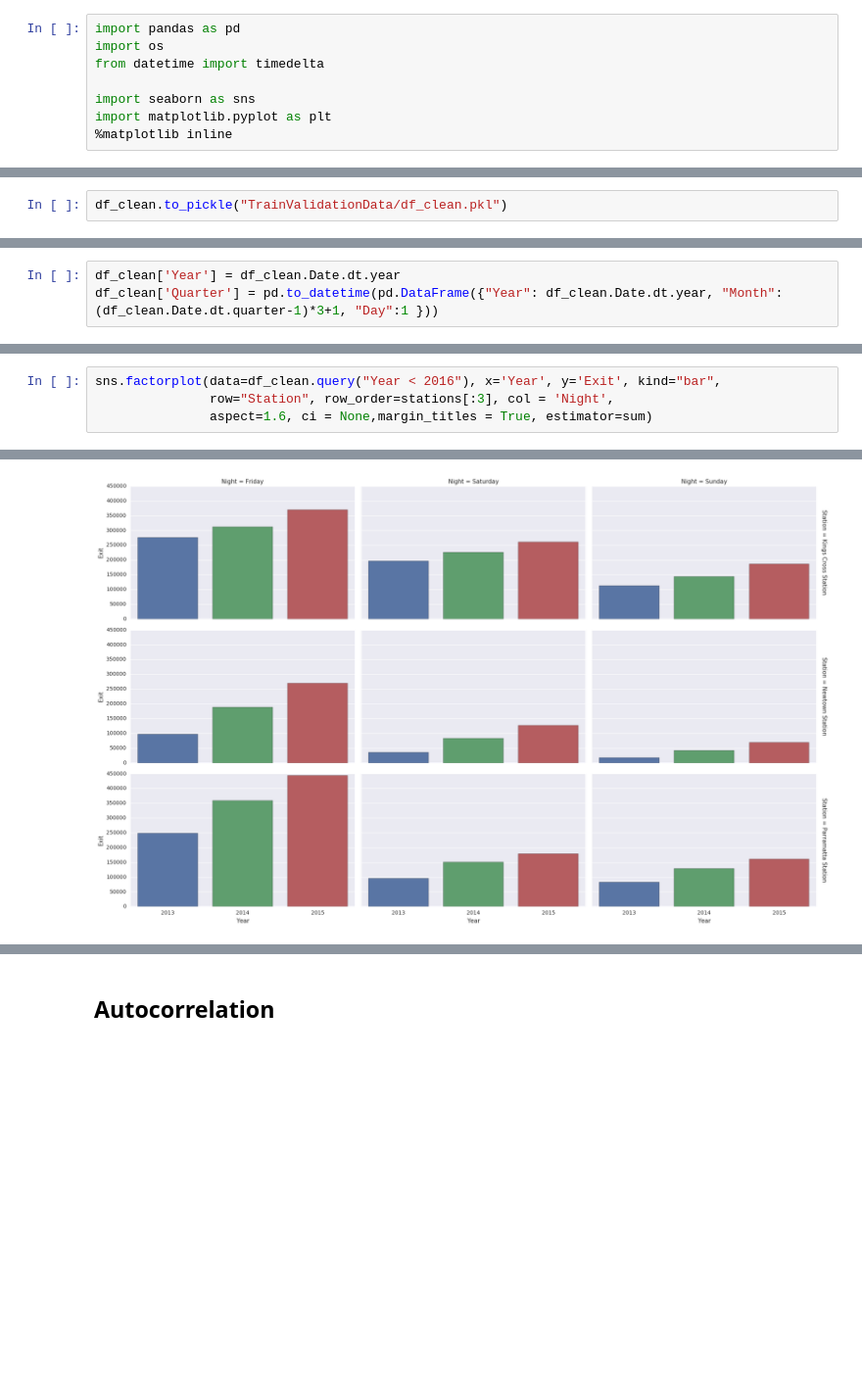
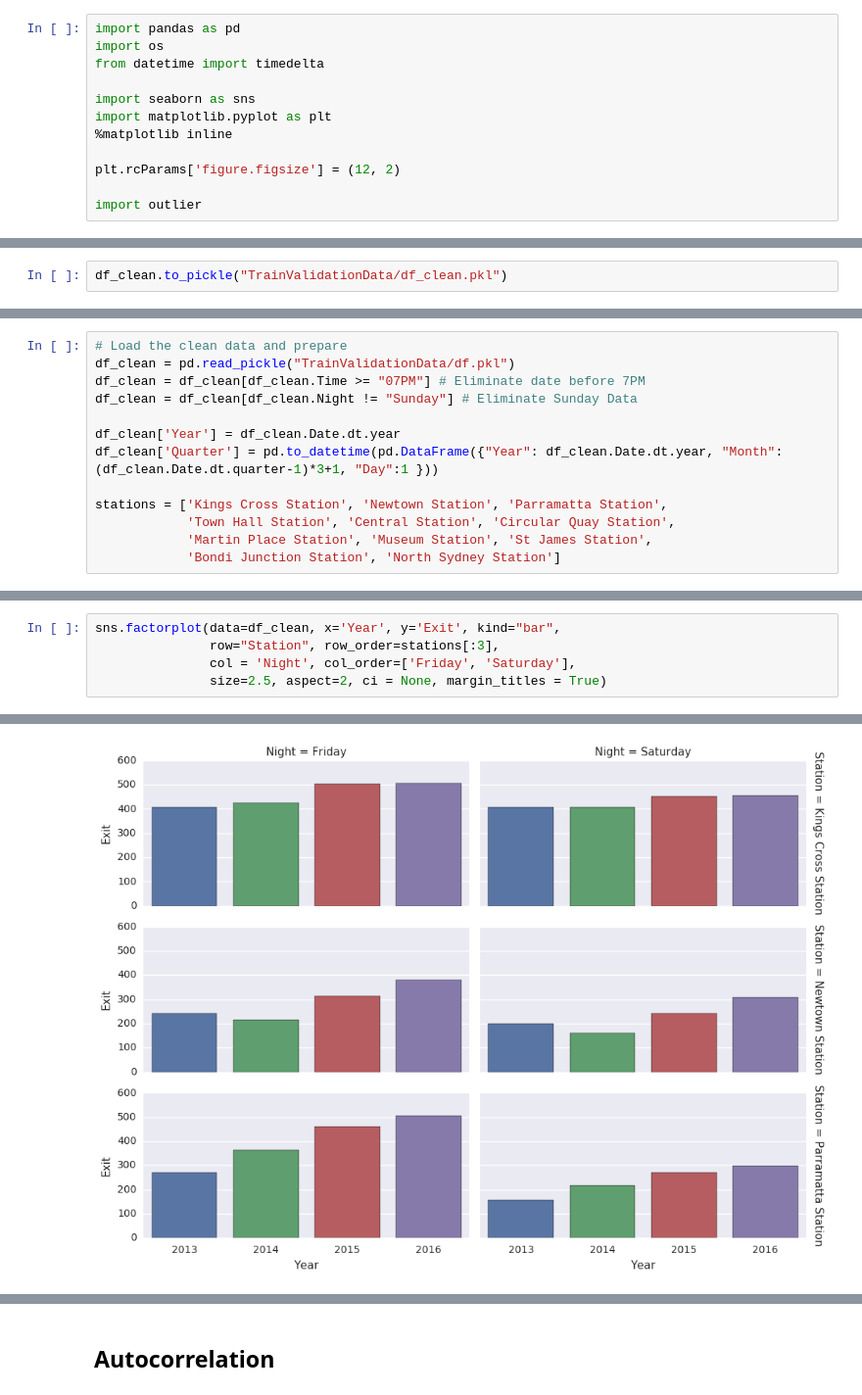
Before and after one commit to Kevin-McIsaac/Nightlife, a Jupyter notebook: Train Validation Data Exploratory Data Analysis.ipynb, the cells around one changed output, grey strips where cells are left out. Shown at 98% size. Drawn from its saved outputs; the diff is of its cells as text; blank space fills up the shorter version.

```diff
--- a/Train Validation Data Exploratory Data Analysis.ipynb
+++ b/Train Validation Data Exploratory Data Analysis.ipynb
@@ -6,6 +6,10 @@ from datetime import timedelta
 import seaborn as sns
 import matplotlib.pyplot as plt
 %matplotlib inline
+
+plt.rcParams['figure.figsize'] = (12, 2)
+
+import outlier
 # %% [markdown]
 This data was provided by Transport for NSW. It is the train turnstile "validation" data from 2013 to June 2016.
 
@@ -231,4 +214,14 @@ df_clean = pd.read_pickle("TrainValidationData/df.pkl")
 # %%
+# Load the clean data and prepare
+df_clean = pd.read_pickle("TrainValidationData/df.pkl")
+df_clean = df_clean[df_clean.Time >= "07PM"] # Eliminate date before 7PM
+df_clean = df_clean[df_clean.Night != "Sunday"] # Eliminate Sunday Data
+
 df_clean['Year'] = df_clean.Date.dt.year
 df_clean['Quarter'] = pd.to_datetime(pd.DataFrame({"Year": df_clean.Date.dt.year, "Month": (df_clean.Date.dt.quarter-1)*3+1, "Day":1 }))
+
+stations = ['Kings Cross Station', 'Newtown Station', 'Parramatta Station',
+            'Town Hall Station', 'Central Station', 'Circular Quay Station',
+            'Martin Place Station', 'Museum Station', 'St James Station',
+            'Bondi Junction Station', 'North Sydney Station']
 # %% [markdown]
@@ -257,8 +250,9 @@ What is most noticable, is the volume of train exits in Kings cross increased be
 # %%
-sns.factorplot(data=df_clean.query("Year < 2016"), x='Year', y='Exit', kind="bar",
-               row="Station", row_order=stations[:3], col = 'Night',
-               aspect=1.6, ci = None,margin_titles = True, estimator=sum)
+sns.factorplot(data=df_clean, x='Year', y='Exit', kind="bar",
+               row="Station", row_order=stations[:3],
+               col = 'Night', col_order=['Friday', 'Saturday'],
+               size=2.5, aspect=2, ci = None, margin_titles = True)
 # %% [output]
 <seaborn.axisgrid.FacetGrid at 0x...>
-[figure, old version]
+[figure, new version]
 # %% [markdown]
```
Also changed, not shown: parts of 44 cells of this notebook.
